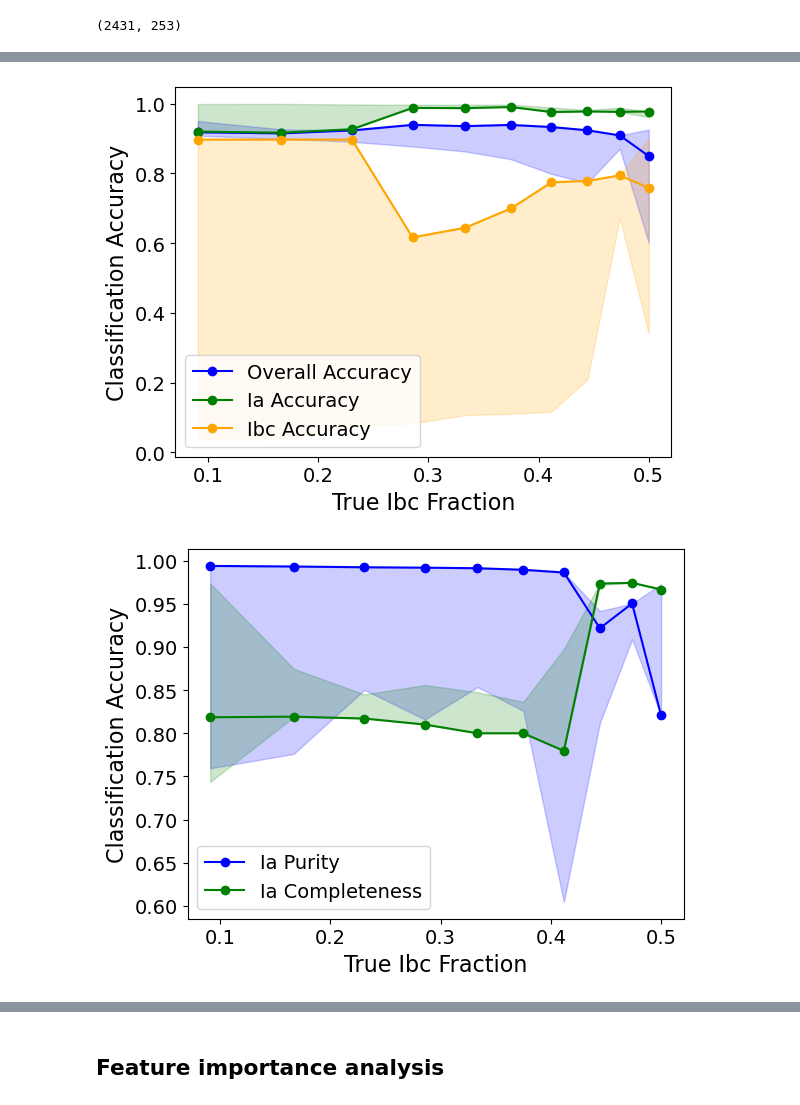
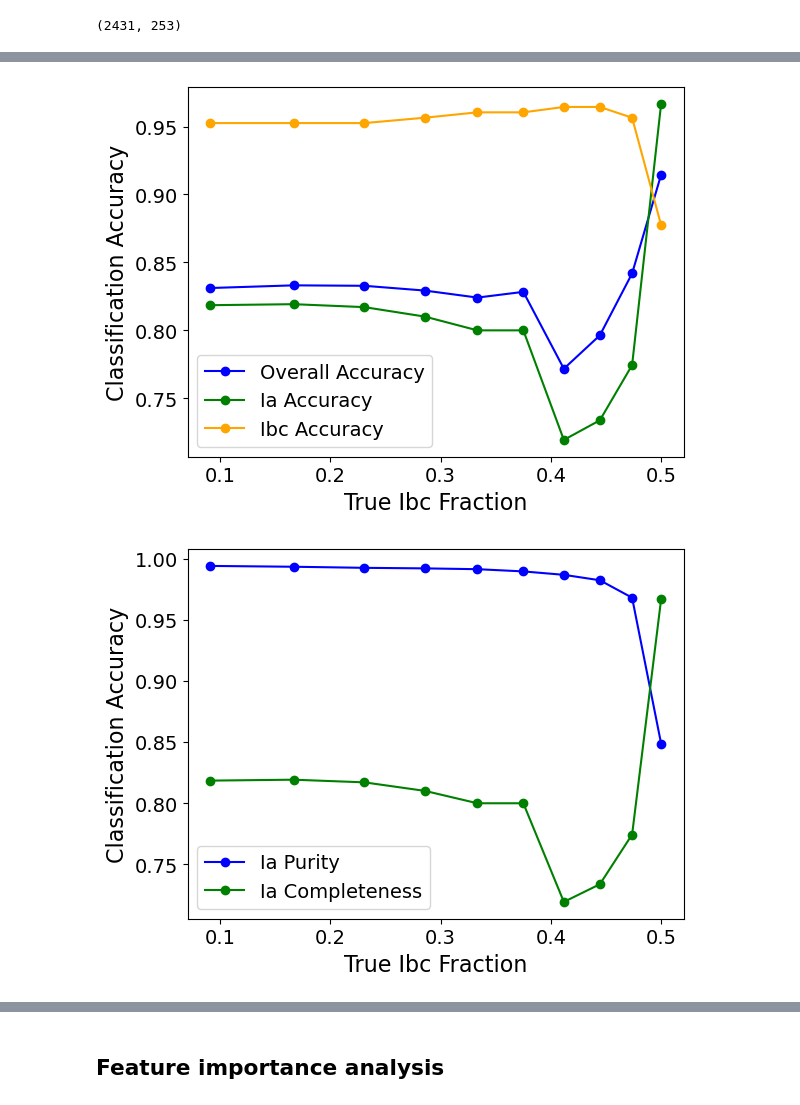
Before and after one commit to asmuzsoy/beams_ext, a Jupyter notebook: separate_parameters.ipynb, the cells around one changed output, grey strips where cells are left out. Saved outputs shown, nothing was run; the diff lists cells and outputs as text; code cells hidden in the pictures.

```diff
--- a/separate_parameters.ipynb
+++ b/separate_parameters.ipynb
@@ -954,7 +954,7 @@ log_c_err_ratio    -0.3329     0.4428     0.0996     0.7683
 # %% [markdown]
 # Fitting with less parameters
 # %%
-params_to_use = ['log_vej', 'log_fni']
+params_to_use = ['log_fni', 'log_vej']
 # %%
 def fit_gmm(sn_sample = all_sne, initial_alpha = 0.5, verbose = False, random_seed=None,
             entropy_lambda=0.0):
@@ -1081,6 +1081,15 @@ def fit_gmm(sn_sample = all_sne, initial_alpha = 0.5, verbose = False, random_se
         gammas_a[param_name] /= gamma_total
         gammas_b[param_name] /= gamma_total
 
+
+    # Align components across parameters to prevent label switching
+    # Use the first parameter as reference
+    ref_param = params_to_use[0]
+    for param in params_to_use[1:]:
+        corr = np.corrcoef(gammas_a[ref_param], gammas_a[param])[0, 1]
+        if corr < 0:
+            gammas_a[param], gammas_b[param] = gammas_b[param], gammas_a[param]
+
     return alpha, lls[-1], gammas_a, gammas_b, fit_params
 # %%
 def classify_sample(sn_sample, gammas_a, gammas_b):
@@ -1387,31 +1396,31 @@ fig.savefig("figures/gmm_subset.pdf", bbox_inches='tight')
 # %%
 acc_labels = ['Overall Accuracy', 'Ia Accuracy', 'Ibc Accuracy']
 acc_colors = ['blue', 'green', 'orange']
 for k in range(3):
     plt.plot(ratios, results_spec['accuracies_best'][k, :], marker='o', color=acc_colors[k], label=acc_labels[k])
-    plt.fill_between(ratios,
-                     results_spec['accuracies_lo'][k, :],
-                     results_spec['accuracies_hi'][k, :],
-                     alpha=0.2, color=acc_colors[k])
+    # plt.fill_between(ratios,
+    #                  results_spec['accuracies_lo'][k, :],
+    #                  results_spec['accuracies_hi'][k, :],
+    #                  alpha=0.2, color=acc_colors[k])
 plt.xlabel("True Ibc Fraction", fontsize=16)
 plt.ylabel("Classification Accuracy", fontsize=16)
 plt.xticks(fontsize=14)
 plt.yticks(fontsize=14)
 plt.legend(fontsize=14)
 plt.show()
 # %% [output]
-[figure, old version]
+[figure, new version]
 # %%
 plt.plot(ratios, results_spec['accuracies_best'][3, :], marker='o', color='blue', label='Ia Purity')
-plt.fill_between(ratios,
-                 results_spec['accuracies_lo'][3, :],
-                 results_spec['accuracies_hi'][3, :],
-                 alpha=0.2, color='blue')
+# plt.fill_between(ratios,
+#                  results_spec['accuracies_lo'][3, :],
+#                  results_spec['accuracies_hi'][3, :],
+#                  alpha=0.2, color='blue')
 plt.plot(ratios, results_spec['accuracies_best'][4, :], marker='o', color='green', label='Ia Completeness')
-plt.fill_between(ratios,
-                 results_spec['accuracies_lo'][4, :],
-                 results_spec['accuracies_hi'][4, :],
-                 alpha=0.2, color='green')
+# plt.fill_between(ratios,
+#                  results_spec['accuracies_lo'][4, :],
+#                  results_spec['accuracies_hi'][4, :],
+#                  alpha=0.2, color='green')
 plt.xlabel("True Ibc Fraction", fontsize=16)
 plt.ylabel("Classification Accuracy", fontsize=16)
 plt.xticks(fontsize=14)
@@ -1419,7 +1428,7 @@ plt.yticks(fontsize=14)
 plt.legend(fontsize=14)
 plt.show()
 # %% [output]
-[figure, old version]
+[figure, new version]
 # %%
 known_sne = np.random.choice(all_sne, size=int(0.1 * len(all_sne)), replace=False)
 
```
Also changed, not shown: parts of 15 cells of this notebook, 1 other file.
